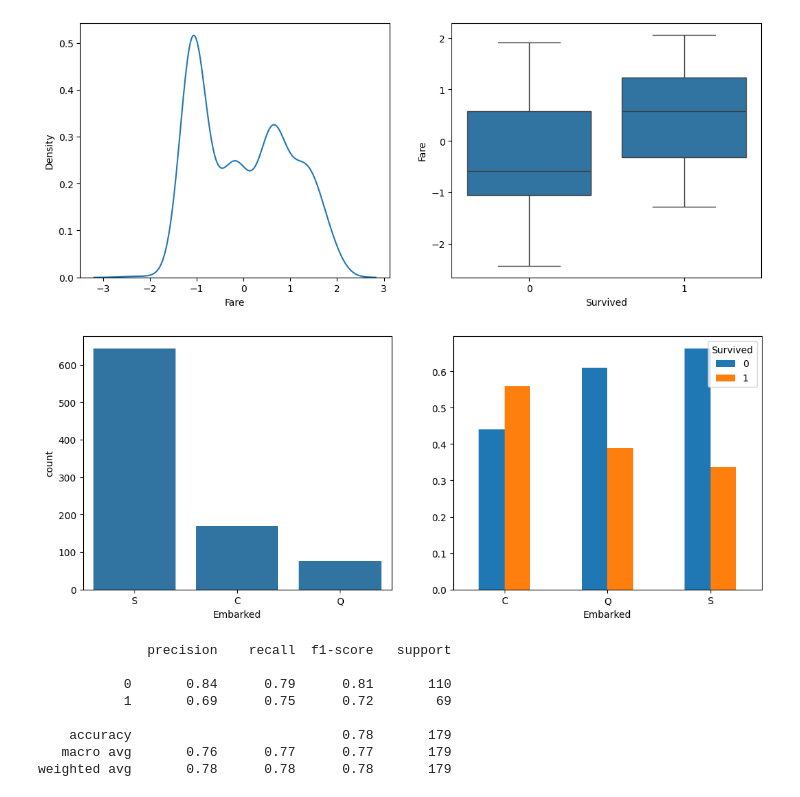
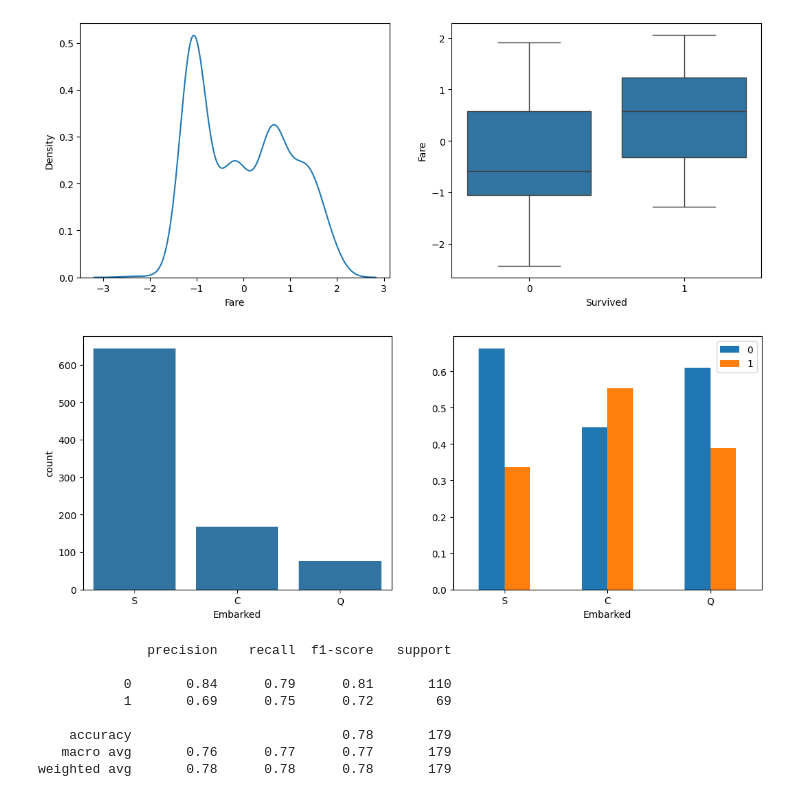
Before and after one commit to AlexanderDBell/TheDeveloperAcademy-Bootcamp, a Jupyter notebook: 7. Logistic Regression/logistic_regression.ipynb, the cells around one changed output. Saved outputs shown, nothing was run; the diff lists cells and outputs as text; code cells hidden in the pictures.

```diff
--- a/7. Logistic Regression/logistic_regression.ipynb
+++ b/7. Logistic Regression/logistic_regression.ipynb
@@ -256,11 +257,12 @@ plt.show()
 # %%
 fig, ax = plt.subplots(1, 2, figsize=(12.8, 4.8))
 
 sns.barplot(train_df.Embarked.value_counts(), ax=ax[0])
-pd.crosstab(train_df.Embarked, train_df.Survived, normalize='index').plot(kind='bar', rot=0, ax=ax[1])
+pd.crosstab(train_df.Embarked, train_df.Survived, normalize='index').reindex(['S', 'C', 'Q']).plot(kind='bar', rot=0, ax=ax[1])
+plt.legend(loc='upper right')
 plt.show()
 # %% [output]
-[figure, old version]
+[figure, new version]
 # %%
 from sklearn.model_selection import train_test_split
 from sklearn.preprocessing import StandardScaler
```
Also changed, not shown: parts of 1 cell of this notebook.
